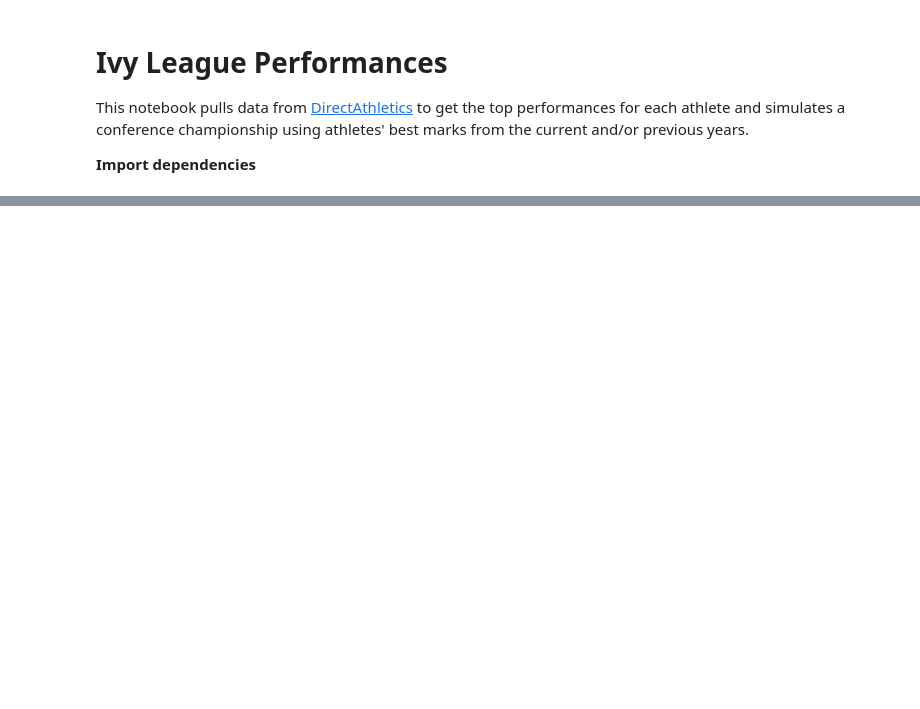
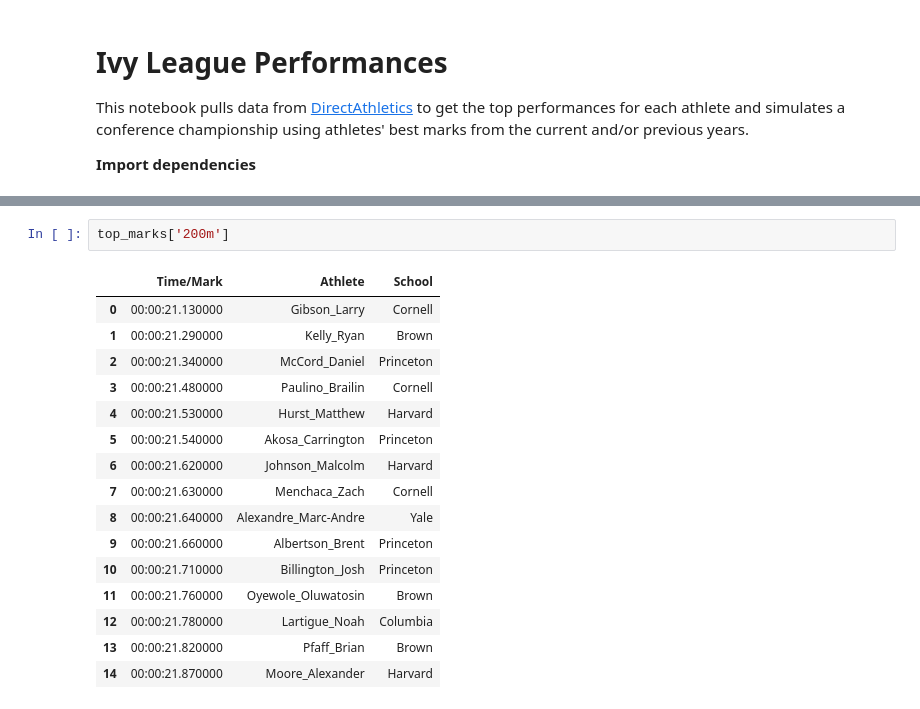
Before and after one commit to malcolmjmr/track, a Jupyter notebook: Ivy League Performances.ipynb, the cells around one changed output, grey strips where cells are left out. Drawn from its saved outputs; the diff is of its cells as text; blank space fills up the shorter version.

```diff
--- a/Ivy League Performances.ipynb
+++ b/Ivy League Performances.ipynb
@@ -25,0 +78,19 @@ del team_performances['Harvard']['Safo_Elliot']
+# %%
+top_marks['200m']
+# %% [output]
+|  | Time/Mark | Athlete | School |
+| 0 | 00:00:21.130000 | Gibson_Larry | Cornell |
+| 1 | 00:00:21.290000 | Kelly_Ryan | Brown |
+| 2 | 00:00:21.340000 | McCord_Daniel | Princeton |
+| 3 | 00:00:21.480000 | Paulino_Brailin | Cornell |
+| 4 | 00:00:21.530000 | Hurst_Matthew | Harvard |
+| 5 | 00:00:21.540000 | Akosa_Carrington | Princeton |
+| 6 | 00:00:21.620000 | Johnson_Malcolm | Harvard |
+| 7 | 00:00:21.630000 | Menchaca_Zach | Cornell |
+| 8 | 00:00:21.640000 | Alexandre_Marc-Andre | Yale |
+| 9 | 00:00:21.660000 | Albertson_Brent | Princeton |
+| 10 | 00:00:21.710000 | Billington_Josh | Princeton |
+| 11 | 00:00:21.760000 | Oyewole_Oluwatosin | Brown |
+| 12 | 00:00:21.780000 | Lartigue_Noah | Columbia |
+| 13 | 00:00:21.820000 | Pfaff_Brian | Brown |
+| 14 | 00:00:21.870000 | Moore_Alexander | Harvard |
```
Also changed, not shown: parts of 14 cells of this notebook, 6 other files.
